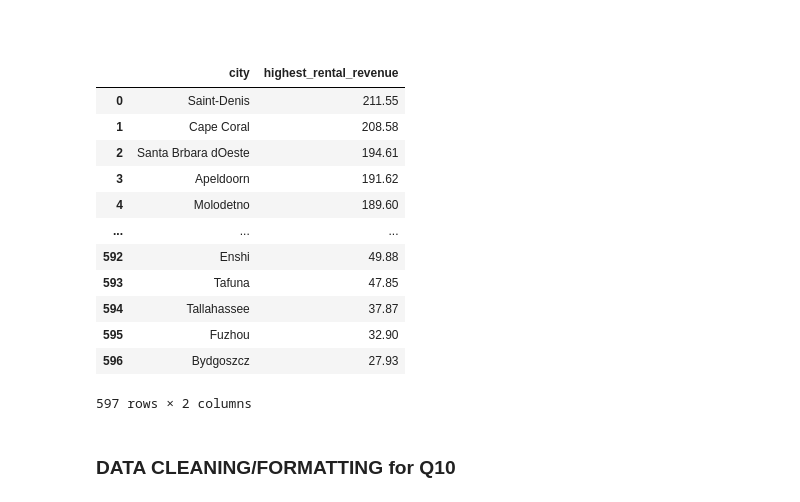
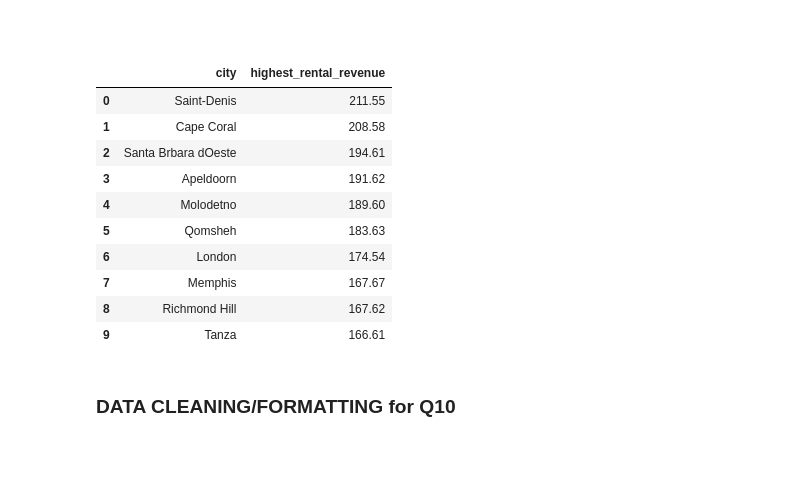
Before and after one commit to AkhileshGhatate5/dvdrental-analytics, a Jupyter notebook: notebooks/dvdrental.ipynb, the cells around one changed output. Cells and saved outputs as stored; diff of their text form; code cells hidden in the pictures; blank space fills up the shorter version.

```diff
--- a/notebooks/dvdrental.ipynb
+++ b/notebooks/dvdrental.ipynb
@@ -723,33 +719,31 @@ df_q9
 # %%
 q10='''
 select city,
 	   sum(amount) as highest_rental_revenue
 	   from customer
 left join address on
 	customer.address_id = address.address_id
 left join city on
 	address.city_id = city.city_id
 left join payment on
 	customer.customer_id = payment.customer_id
 group by city
-order by sum(amount) desc
+order by sum(amount) desc limit 10
 '''
 df_q10=pd.read_sql(q10, engine)
 df_q10
 # %% [output]
 |  | city | highest_rental_revenue |
 | 0 | Saint-Denis | 211.55 |
 | 1 | Cape Coral | 208.58 |
 | 2 | Santa Brbara dOeste | 194.61 |
 | 3 | Apeldoorn | 191.62 |
 | 4 | Molodetno | 189.60 |
-| ... | ... | ... |
-| 592 | Enshi | 49.88 |
-| 593 | Tafuna | 47.85 |
-| 594 | Tallahassee | 37.87 |
-| 595 | Fuzhou | 32.90 |
-| 596 | Bydgoszcz | 27.93 |
+| 5 | Qomsheh | 183.63 |
+| 6 | London | 174.54 |
+| 7 | Memphis | 167.67 |
+| 8 | Richmond Hill | 167.62 |
+| 9 | Tanza | 166.61 |
-597 rows × 2 columns
 # %% [markdown]
 ### DATA CLEANING/FORMATTING for Q10
 # %%
```
Also changed, not shown: parts of 57 cells of this notebook.
